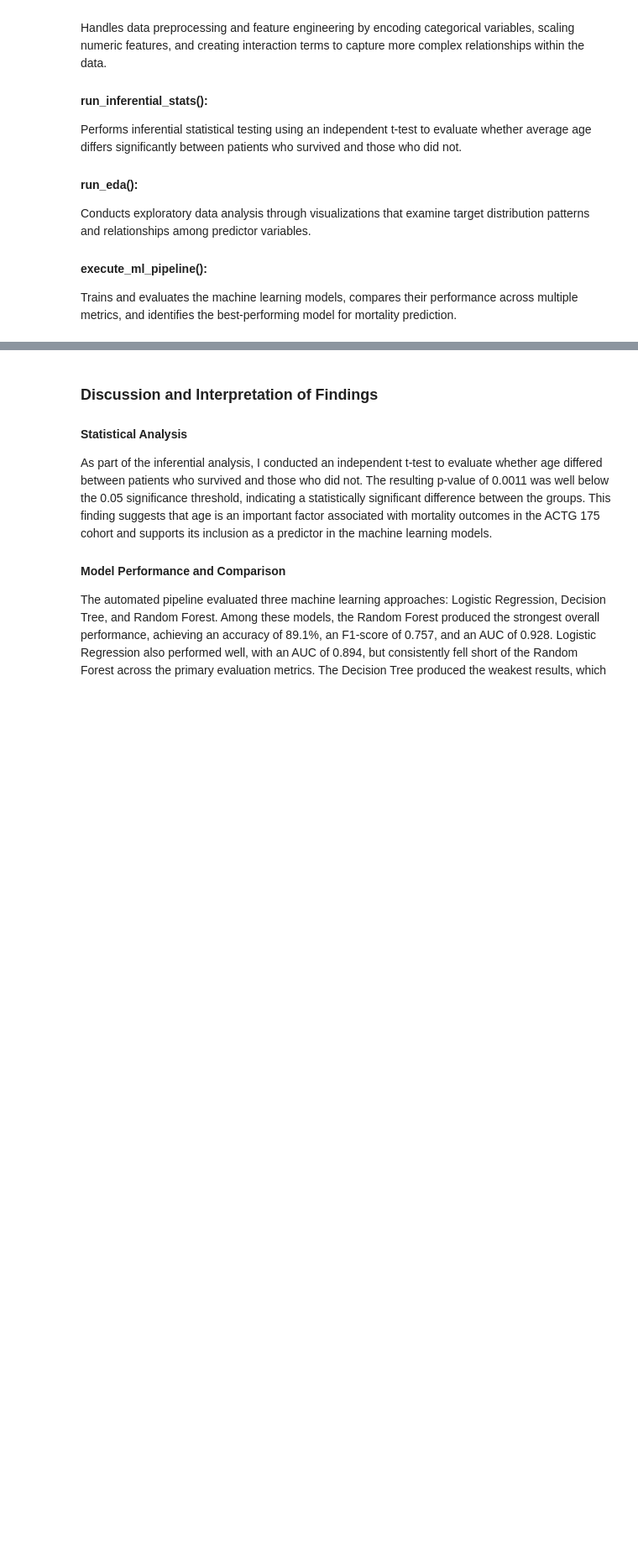
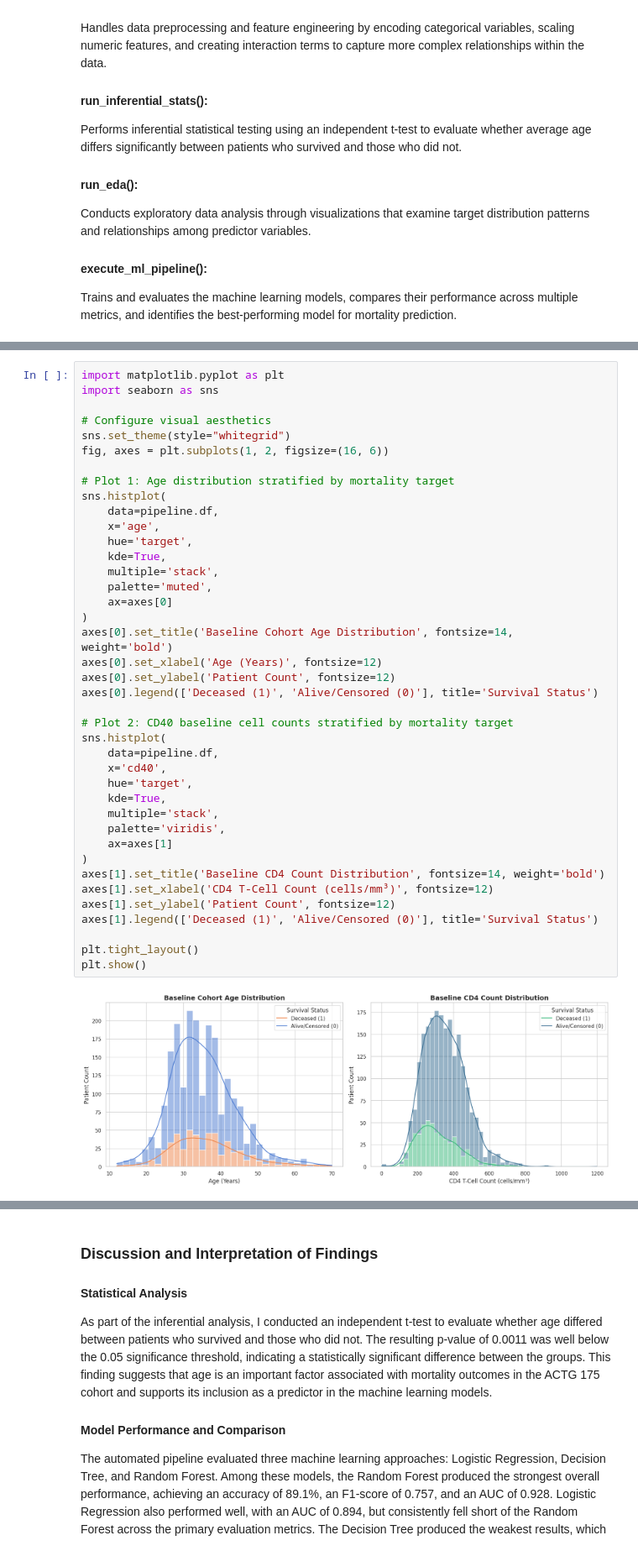
Before and after one commit to teddyschwartzy/final_project, a Jupyter notebook: Final_Project.ipynb, the cells around one changed output, grey strips where cells are left out. Shown at 84% size. Cells and saved outputs as stored; diff of their text form; blank space fills up the shorter version.

```diff
--- a/Final_Project.ipynb
+++ b/Final_Project.ipynb
@@ -367,0 +368,42 @@ The pipeline successfully analyzed the ACTG 175 dataset. The Random Forest perfo
+# %%
+import matplotlib.pyplot as plt
+import seaborn as sns
+
+# Configure visual aesthetics
+sns.set_theme(style="whitegrid")
+fig, axes = plt.subplots(1, 2, figsize=(16, 6))
+
+# Plot 1: Age distribution stratified by mortality target
+sns.histplot(
+    data=pipeline.df,
+    x='age',
+    hue='target',
+    kde=True,
+    multiple='stack',
+    palette='muted',
+    ax=axes[0]
+)
+axes[0].set_title('Baseline Cohort Age Distribution', fontsize=14, weight='bold')
+axes[0].set_xlabel('Age (Years)', fontsize=12)
+axes[0].set_ylabel('Patient Count', fontsize=12)
+axes[0].legend(['Deceased (1)', 'Alive/Censored (0)'], title='Survival Status')
+
+# Plot 2: CD40 baseline cell counts stratified by mortality target
+sns.histplot(
+    data=pipeline.df,
+    x='cd40',
+    hue='target',
+    kde=True,
+    multiple='stack',
+    palette='viridis',
+    ax=axes[1]
+)
+axes[1].set_title('Baseline CD4 Count Distribution', fontsize=14, weight='bold')
+axes[1].set_xlabel('CD4 T-Cell Count (cells/mm³)', fontsize=12)
+axes[1].set_ylabel('Patient Count', fontsize=12)
+axes[1].legend(['Deceased (1)', 'Alive/Censored (0)'], title='Survival Status')
+
+plt.tight_layout()
+plt.show()
+# %% [output]
+[figure, added]
```
Also changed, not shown: parts of 31 cells of this notebook.
